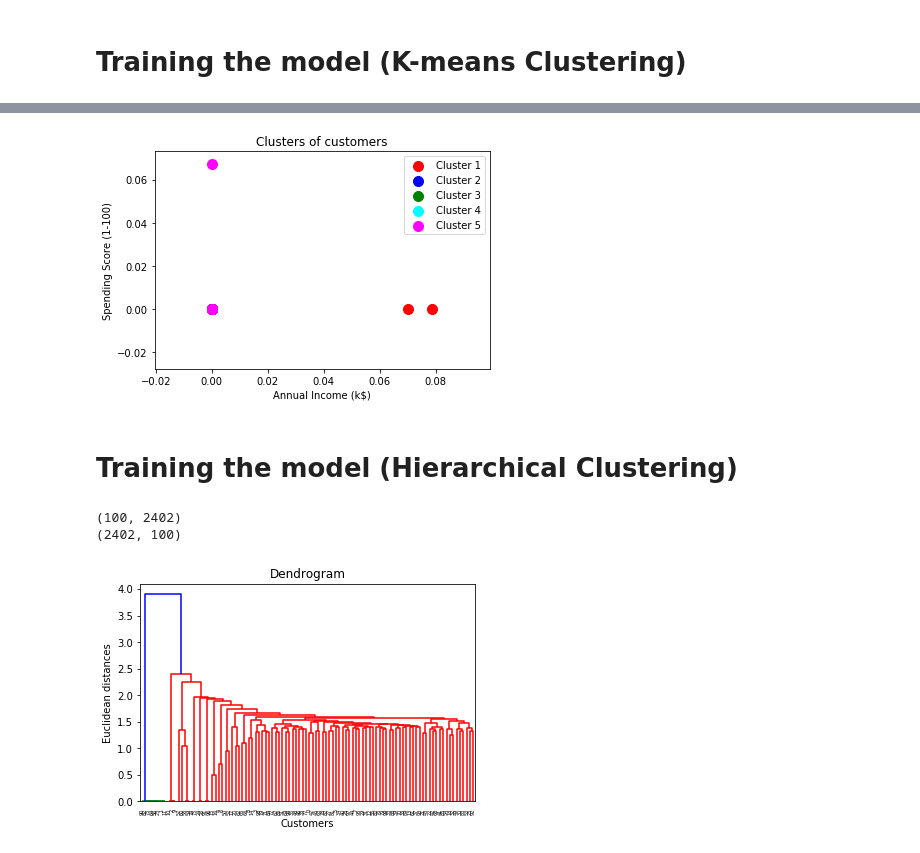
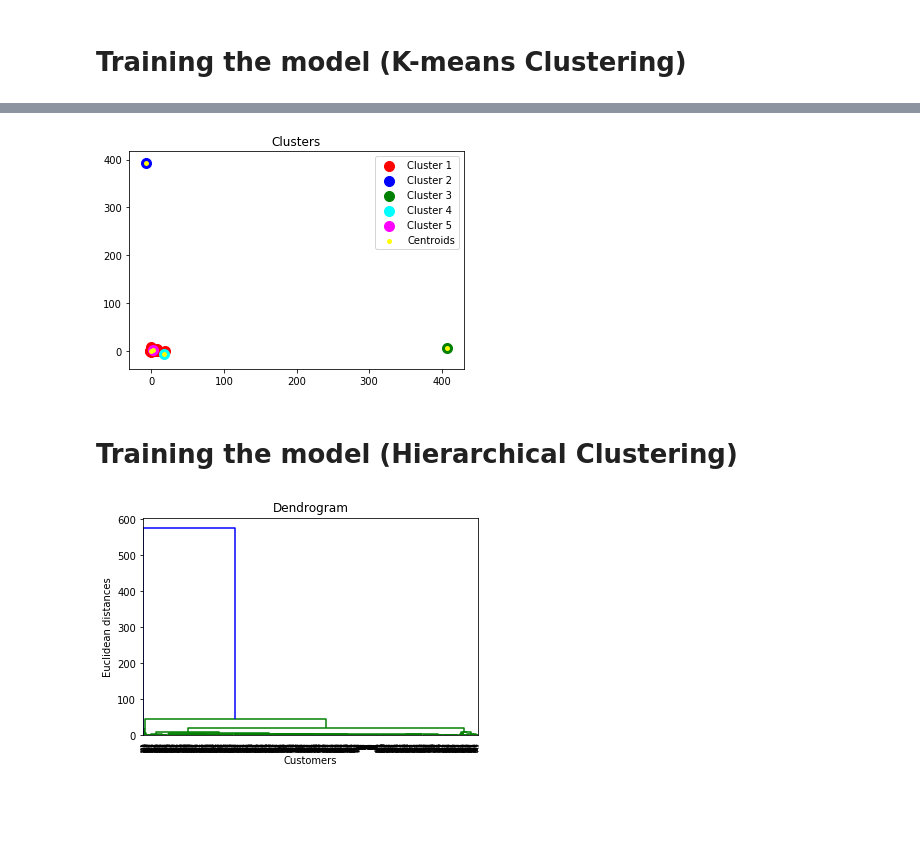
Before and after one commit to karlo0/AstraZeneca-S2DS, a Jupyter notebook: notebooks/14_0_L_ExploratoryDataAnalysis.ipynb, the cells around one changed output, grey strips where cells are left out. Drawn from its saved outputs; the diff is of its cells as text; code cells hidden in the pictures; blank space fills up the shorter version.

```diff
--- a/notebooks/14_0_L_ExploratoryDataAnalysis.ipynb
+++ b/notebooks/14_0_L_ExploratoryDataAnalysis.ipynb
@@ -221,29 +272,24 @@ plt.scatter(X[y_kmeans == 1, 0], X[y_kmeans == 1, 1], s = 100, c = 'blue', label
 plt.scatter(X[y_kmeans == 2, 0], X[y_kmeans == 2, 1], s = 100, c = 'green', label = 'Cluster 3')
 plt.scatter(X[y_kmeans == 3, 0], X[y_kmeans == 3, 1], s = 100, c = 'cyan', label = 'Cluster 4')
 plt.scatter(X[y_kmeans == 4, 0], X[y_kmeans == 4, 1], s = 100, c = 'magenta', label = 'Cluster 5')
-#plt.scatter(kmeans.cluster_centers_[:, 0], kmeans.cluster_centers_[:, 1], s = 50, c = 'yellow', label = 'Centroids')
-plt.title('Clusters of customers')
-plt.xlabel('Annual Income (k$)')
-plt.ylabel('Spending Score (1-100)')
+plt.scatter(kmeans.cluster_centers_[:, 0], kmeans.cluster_centers_[:, 1], s = 15, c = 'yellow', label = 'Centroids')
+plt.title('Clusters')
+#plt.xlabel('Annual Income (k$)')
+#plt.ylabel('Spending Score (1-100)')
+#plt.xlim(-2, 40)
+#plt.ylim(-2, 20)
 plt.legend()
 plt.show()
 # %% [output]
-[figure, old version]
+[figure, new version]
 # %% [markdown]
 # Training the model (Hierarchical Clustering)
-# %%
-X = messages_tfidf.toarray()
-print(X.shape)
-print(X.transpose().shape)
-# %% [output]
-(100, 2402)
-(2402, 100)
 # %%
-dendrogram = sch.dendrogram(sch.linkage(X, method = 'ward'))
+dendrogram = sch.dendrogram(sch.linkage(Xs, method = 'ward'))
 plt.title('Dendrogram')
 plt.xlabel('Customers')
 plt.ylabel('Euclidean distances')
 plt.show()
 # %% [output]
-[figure, old version]
+[figure, new version]
 # %%
```
Also changed, not shown: parts of 26 cells of this notebook, 1 other file.
